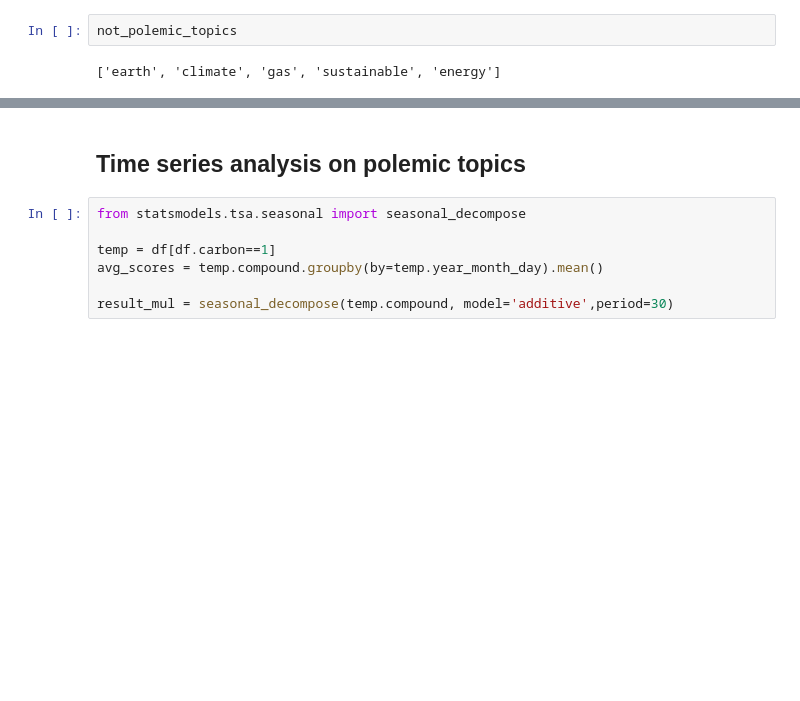
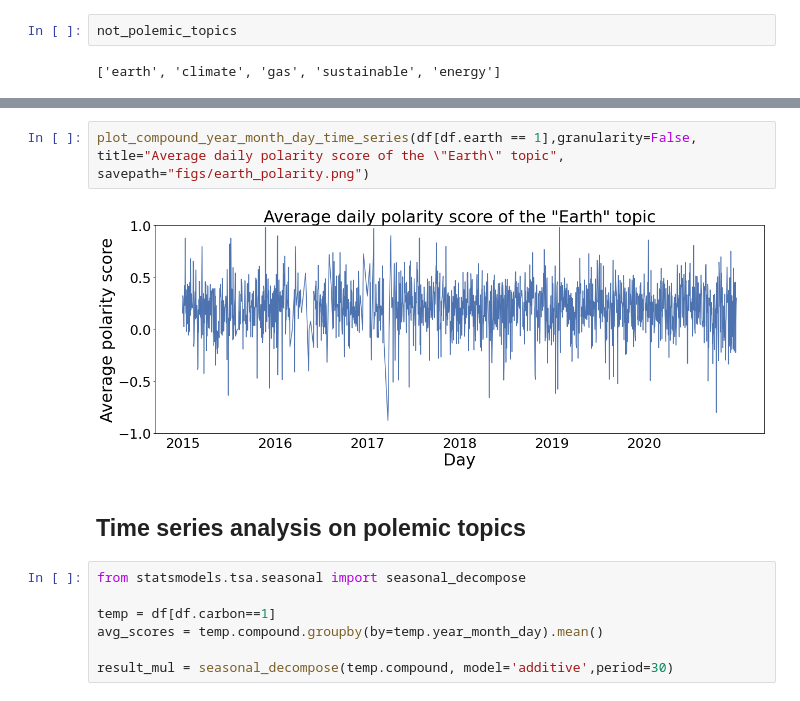
Before and after one commit to epfl-ada/ada-2021-project-adada-sur-mon-bidet, a Jupyter notebook: notebooks/harold/sentiment_analysis_milestone3.ipynb, the cells around one changed output, grey strips where cells are left out. Saved outputs shown, nothing was run; the diff lists cells and outputs as text; blank space fills up the shorter version.

```diff
--- a/notebooks/harold/sentiment_analysis_milestone3.ipynb
+++ b/notebooks/harold/sentiment_analysis_milestone3.ipynb
@@ -418,3 +431,8 @@ plot_compound_year_month_day_time_series(df[df.carbon == 1])
+# %%
+plot_compound_year_month_day_time_series(df[df.earth == 1],granularity=False,
+title="Average daily polarity score of the \"Earth\" topic", savepath="figs/earth_polarity.png")
+# %% [output]
+[figure, added]
 # %% [markdown]
 ## Time series analysis on polemic topics
 # %%
```
Also changed, not shown: parts of 10 cells of this notebook, 9 other files.
